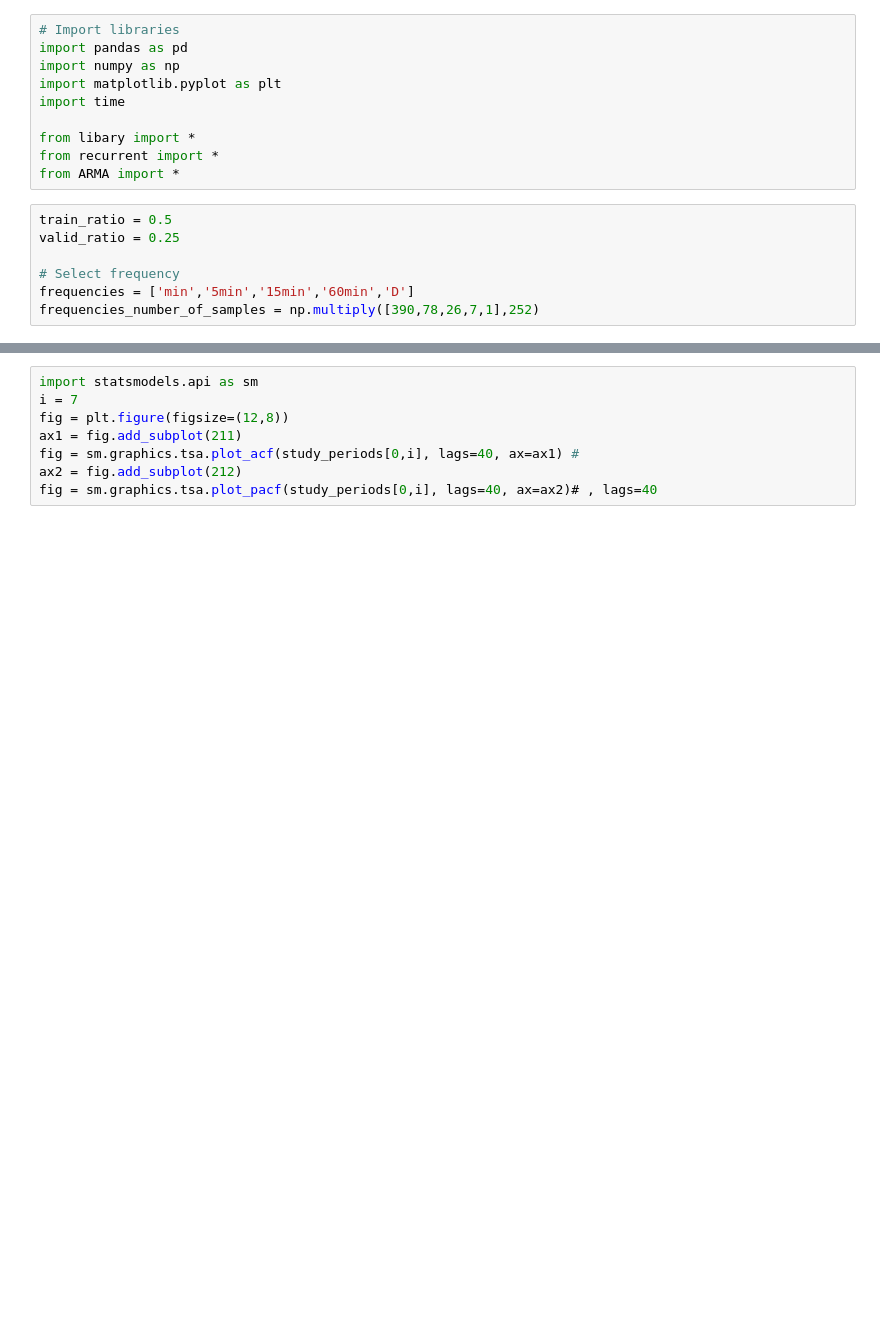
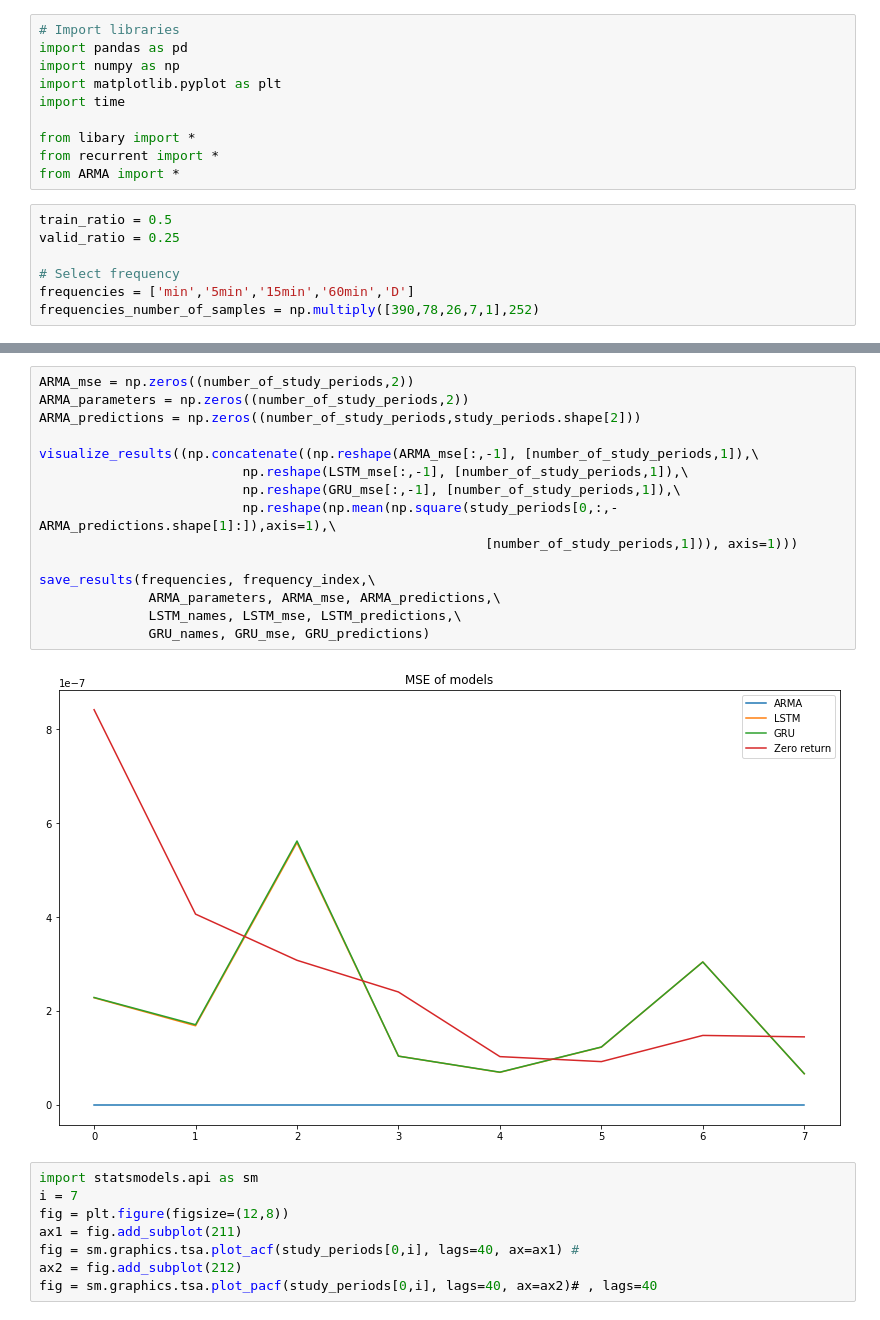
Before and after one commit to tillaczel/LSTM-GRU-RF-predicting-SP500, a Jupyter notebook: 1.ipynb, the cells around one changed output, grey strips where cells are left out. Drawn from its saved outputs; the diff is of its cells as text; blank space fills up the shorter version.

```diff
--- a/1.ipynb
+++ b/1.ipynb
@@ -83,3 +89,20 @@ MemoryError:
+# %%
+ARMA_mse = np.zeros((number_of_study_periods,2))
+ARMA_parameters = np.zeros((number_of_study_periods,2))
+ARMA_predictions = np.zeros((number_of_study_periods,study_periods.shape[2]))
+
+visualize_results((np.concatenate((np.reshape(ARMA_mse[:,-1], [number_of_study_periods,1]),\
+                          np.reshape(LSTM_mse[:,-1], [number_of_study_periods,1]),\
+                          np.reshape(GRU_mse[:,-1], [number_of_study_periods,1]),\
+                          np.reshape(np.mean(np.square(study_periods[0,:,-ARMA_predictions.shape[1]:]),axis=1),\
+                                                         [number_of_study_periods,1])), axis=1)))
+
+save_results(frequencies, frequency_index,\
+              ARMA_parameters, ARMA_mse, ARMA_predictions,\
+              LSTM_names, LSTM_mse, LSTM_predictions,\
+              GRU_names, GRU_mse, GRU_predictions)
+# %% [output]
+[figure, added]
 # %%
 import statsmodels.api as sm
 i = 7
```
Also changed, not shown: parts of 1 cell of this notebook, 50 other files.
